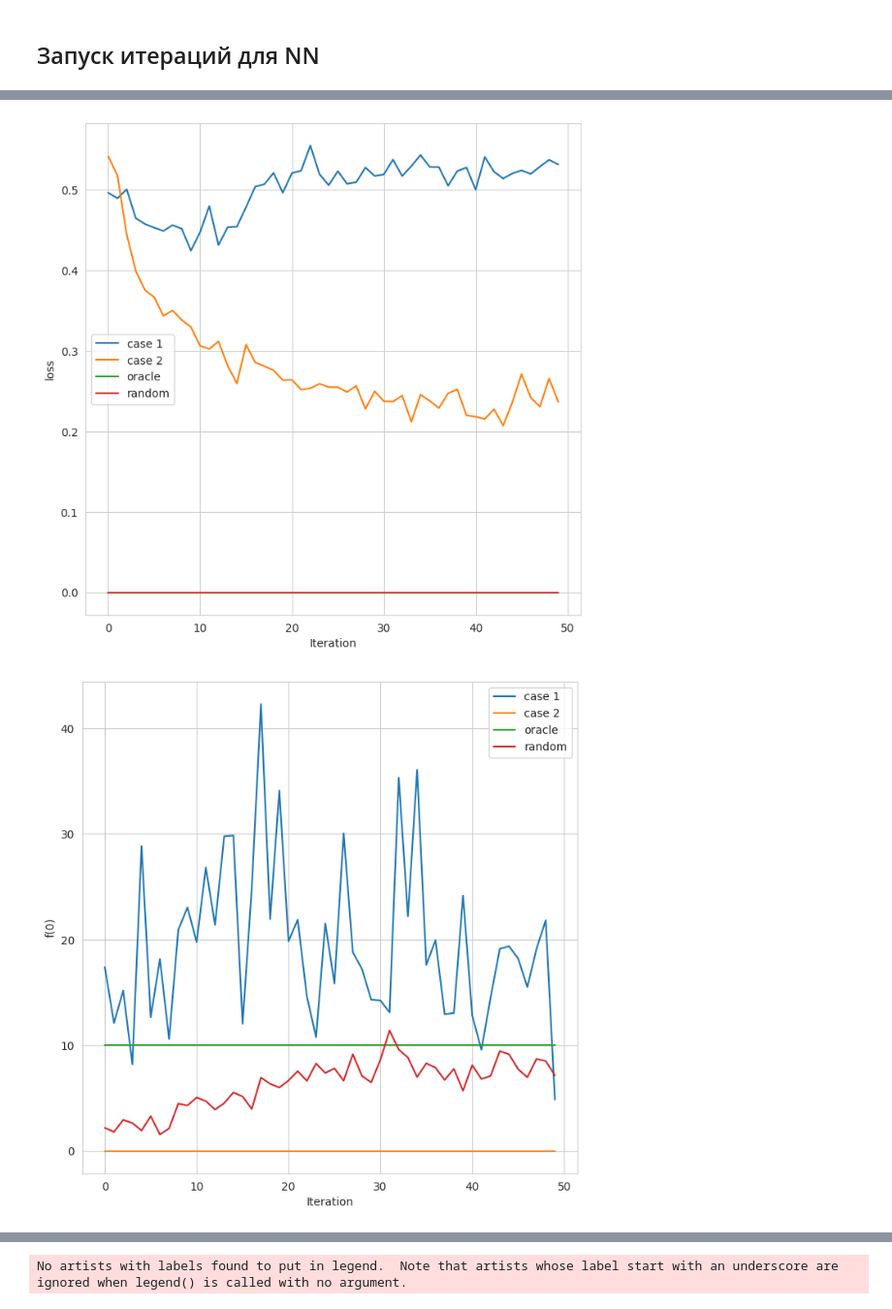
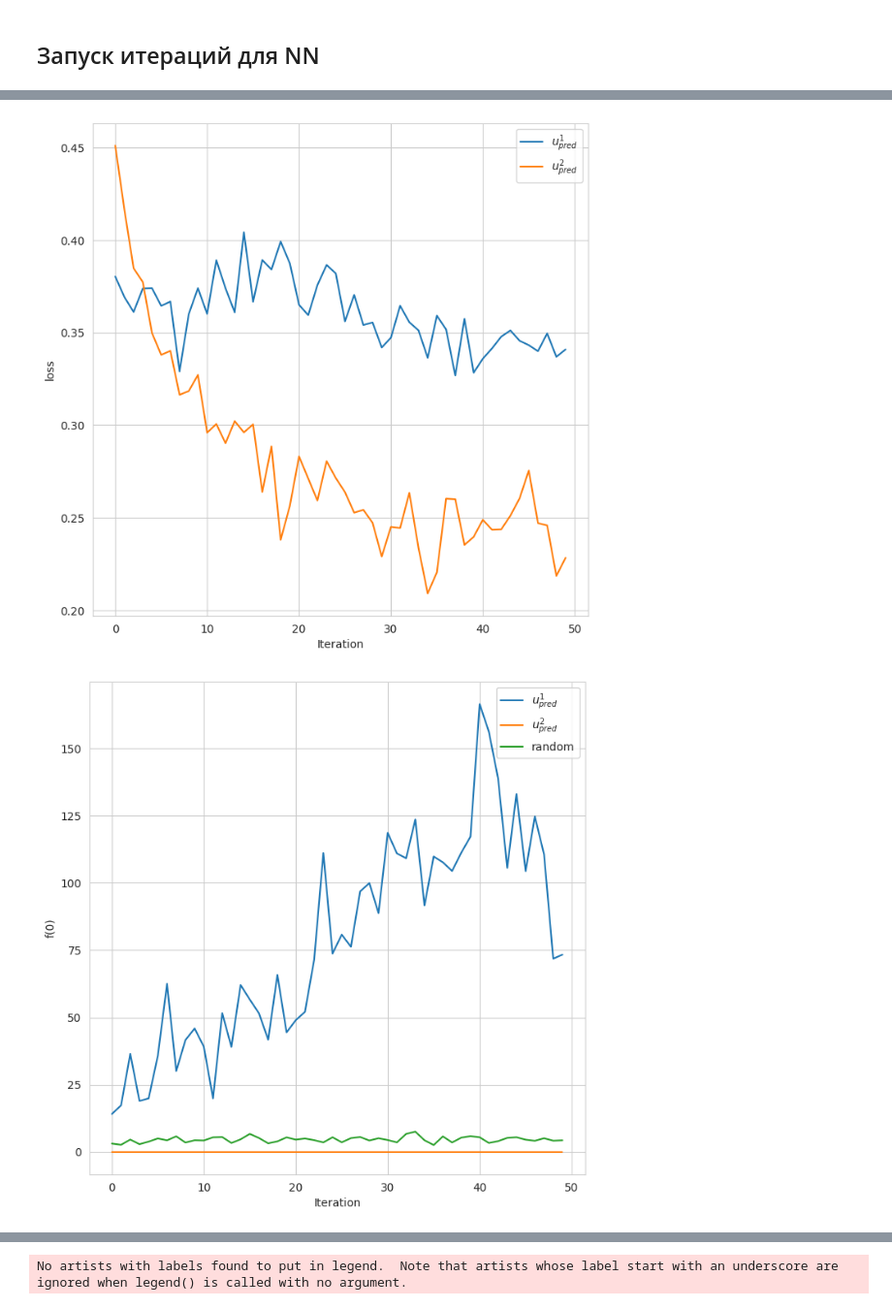
Before and after one commit to intsystems/2024-Project-144, a Jupyter notebook: code/main.ipynb, the cells around one changed output, grey strips where cells are left out. Shown at 97% size. Saved outputs shown, nothing was run; the diff lists cells and outputs as text; code cells hidden in the pictures.

```diff
--- a/code/main.ipynb
+++ b/code/main.ipynb
@@ -164,5 +166,5 @@ loss_history_oracle, accuracy_oracle, residual_history_oracle, L_val_oracle, mea
 # %%
-model = RandomModel(0.6)
+model = RandomModel(0.8)
 # %%
 loss_history_random, accuracy_random, residual_history_random, L_val_random, mean_random, variance_random = execute_experiment(model, dynamic_system_iterate_random, c_w_distribution, num_of_iterations, freq=10, u_pred_case=1)
 # %% [output]
@@ -170,3 +178,7 @@ NameError: name 'execute_experiment' is not defined
+# %%
+# variance_random = np.array(variance_random).T
+mean_1 = np.array(mean_1).T
+variance_1 = np.array(variance_1).T
 # %%
 mean_1 = np.array(mean_1).T
 mean_2 = np.array(mean_2).T
@@ -174,14 +186,13 @@ mean_oracle = np.array(mean_oracle).T
 variance_1 = np.array(variance_1).T
 variance_2 = np.array(variance_2).T
 variance_oracle = np.array(variance_oracle).T
-variance_random = np.array(variance_random).T
 # %%
 plt.figure(figsize=(8, 8))
 
-plt.plot(np.arange(num_of_iterations - 1), accuracy_1[1:], label="case 1")
-plt.plot(np.arange(num_of_iterations - 1), accuracy_2[1:], label="case 2")
-plt.plot(np.arange(num_of_iterations - 1), accuracy_oracle[1:], label="oracle")
-plt.plot(np.arange(num_of_iterations - 1), accuracy_random[1:], label="random")
+plt.plot(accuracy_1[1:], label=r"$u^1_{pred}$")
+plt.plot(accuracy_2[1:], label=r"$u^2_{pred}$")
+# plt.plot(np.arange(num_of_iterations - 1), accuracy_oracle[1:], label="oracle")
+plt.plot(accuracy_random[1:], label="random")
 
 plt.xlabel("Iteration")
 plt.ylabel("acuracy@k")
@@ -190,10 +201,10 @@ plt.show()
 
 plt.figure(figsize=(8, 8))
 
-plt.plot(np.arange(num_of_iterations - 1), loss_history_1[1:], label="case 1")
-plt.plot(np.arange(num_of_iterations - 1), loss_history_2[1:], label="case 2")
-plt.plot(np.arange(num_of_iterations - 1), loss_history_oracle[1:], label="oracle")
-plt.plot(np.arange(num_of_iterations - 1), loss_history_random[1:], label="random")
+plt.plot(np.arange(num_of_iterations - 1), loss_history_1[1:], label=r"$u^1_{pred}$")
+plt.plot(np.arange(num_of_iterations - 1), loss_history_2[1:], label=r"$u^2_{pred}$")
+# plt.plot(np.arange(num_of_iterations - 1), loss_history_oracle[1:], label="oracle")
+# plt.plot(np.arange(num_of_iterations - 1), loss_history_random[1:], label="random")
 
 
 plt.xlabel("Iteration")
@@ -204,9 +215,9 @@ plt.show()
 plt.figure(figsize=(8, 8))
 
 
-plt.plot(np.arange(num_of_iterations - 1), residual_history_1[1:], label="case 1")
-plt.plot(np.arange(num_of_iterations - 1), residual_history_2[1:], label="case 2")
-plt.plot(np.arange(num_of_iterations - 1), residual_history_oracle[1:], label="oracle")
+plt.plot(np.arange(num_of_iterations - 1), residual_history_1[1:], label=r"$u^1_{pred}$")
+plt.plot(np.arange(num_of_iterations - 1), residual_history_2[1:], label=r"$u^2_{pred}$")
+# plt.plot(np.arange(num_of_iterations - 1), residual_history_oracle[1:], label="oracle")
 plt.plot(np.arange(num_of_iterations - 1), residual_history_random[1:], label="random")
 
 
@@ -218,9 +229,9 @@ plt.show()
 
 plt.figure(figsize=(8, 8))
 
-plt.plot(np.arange(num_of_iterations - 1), L_val_1[1:], label="case 1")
-plt.plot(np.arange(num_of_iterations - 1), L_val_2[1:], label="case 2")
-plt.plot(np.arange(num_of_iterations - 1), L_val_oracle[1:], label="oracle")
+plt.plot(np.arange(num_of_iterations - 1), L_val_1[1:], label=r"$u^1_{pred}$")
+plt.plot(np.arange(num_of_iterations - 1), L_val_2[1:], label=r"$u^2_{pred}$")
+# plt.plot(np.arange(num_of_iterations - 1), L_val_oracle[1:], label="oracle")
 plt.plot(np.arange(num_of_iterations - 1), L_val_random[1:], label="random")
 
 
@@ -230,7 +241,7 @@ plt.legend()
 plt.show()
 
 plt.figure(figsize=(8, 8))
-plt.title("case 1")
+plt.title(r"$u^1_{pred}$")
 
 plt.scatter(mean_1[0], mean_1[1], c=np.arange(num_of_iterations), cmap='viridis', edgecolors='w', s=50)
 plt.xlabel("Mean User Feature")
@@ -242,7 +253,7 @@ plt.legend()
 plt.show()
 
 plt.figure(figsize=(8, 8))
-plt.title("case 2")
+plt.title(r"$u^2_{pred}$")
 plt.scatter(mean_2[0], mean_2[1], c=np.arange(num_of_iterations), cmap='viridis', edgecolors='w', s=50)
 plt.xlabel("Mean User Feature")
 plt.ylabel("Mean Item Feature")
@@ -255,9 +266,9 @@ plt.show()
 plt.figure(figsize=(8, 8))
 plt.title("variance user")
 # plt.scatter(variance_1[0], variance_1[1], c=np.arange(num_of_iterations), cmap='viridis', edgecolors='w', s=100)
-plt.plot(variance_1[0], label="case 1")
-plt.plot(variance_2[0], label="case 2")
-plt.plot(variance_oracle[0], label="oracle")
+plt.plot(variance_1[0], label=r"$u^1_{pred}$")
+plt.plot(variance_2[0], label=r"$u^2_{pred}$")
+# plt.plot(variance_oracle[0], label="oracle")
 plt.plot(variance_random[0], label="random")
 
 plt.yscale("log")
@@ -267,13 +278,13 @@ plt.show()
 
 
 plt.figure(figsize=(8, 8))
-plt.title("case 2")
+plt.title(r"$u^2_{pred}$")
 # plt.scatter(variance_2[0], variance_2[1], c=np.arange(num_of_iterations), cmap='viridis', edgecolors='w', s=100)
 plt.title("variance item")
 # plt.scatter(variance_1[0], variance_1[1], c=np.arange(num_of_iterations), cmap='viridis', edgecolors='w', s=100)
-plt.plot(variance_1[1], label="case 1")
-plt.plot(variance_2[1], label="case 2")
-plt.plot(variance_oracle[1], label="oracle")
+plt.plot(variance_1[1], label=r"$u^1_{pred}$")
+plt.plot(variance_2[1], label=r"$u^2_{pred}$")
+# plt.plot(variance_oracle[1], label="oracle")
 plt.plot(variance_random[1], label="random")
 
 plt.yscale("log")
@@ -286,2 +297,2 @@ plt.show()
-[figure, old version]
+[figure, new version]
-[figure, old version]
+[figure, new version]
```
Also changed, not shown: parts of 8 cells of this notebook, 48 other files.
